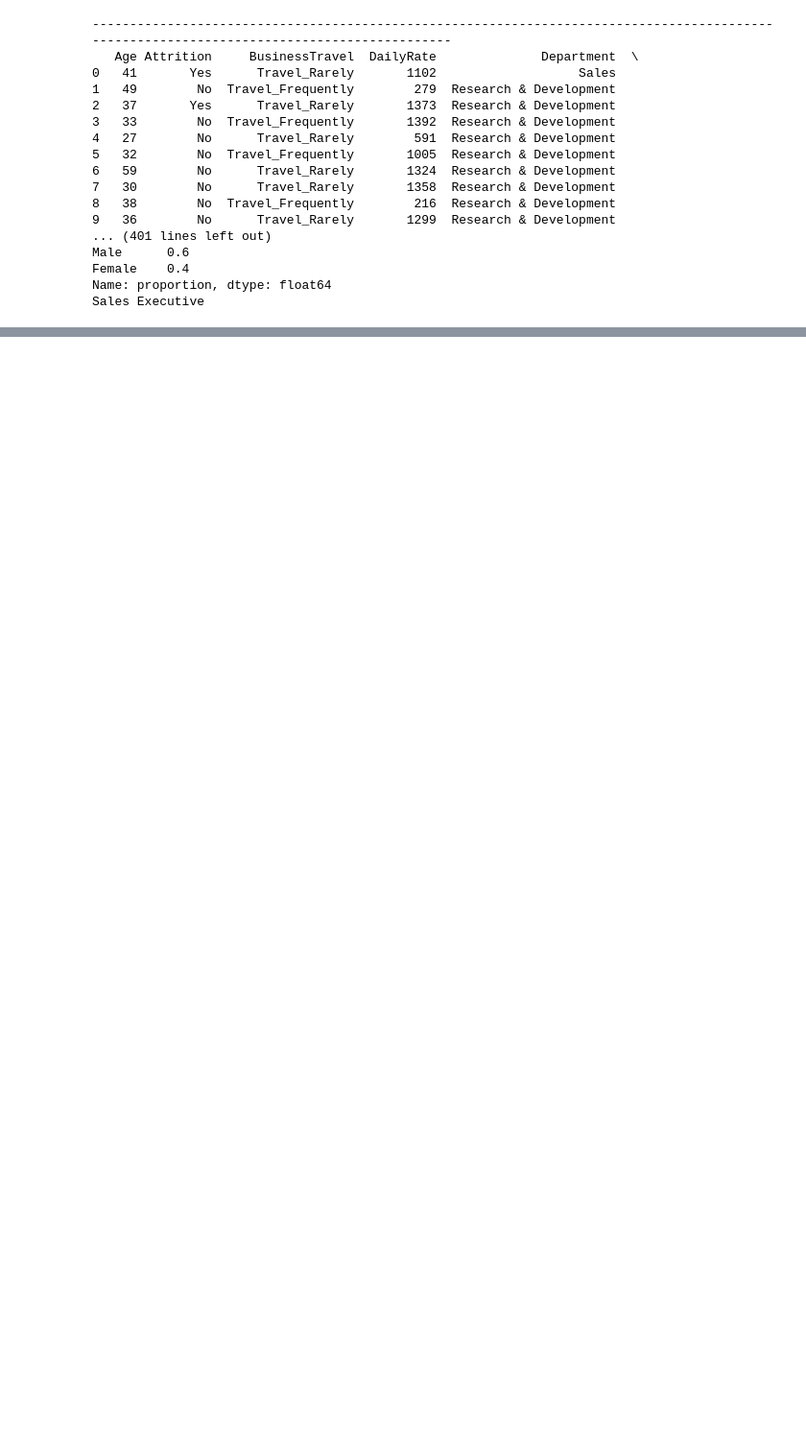
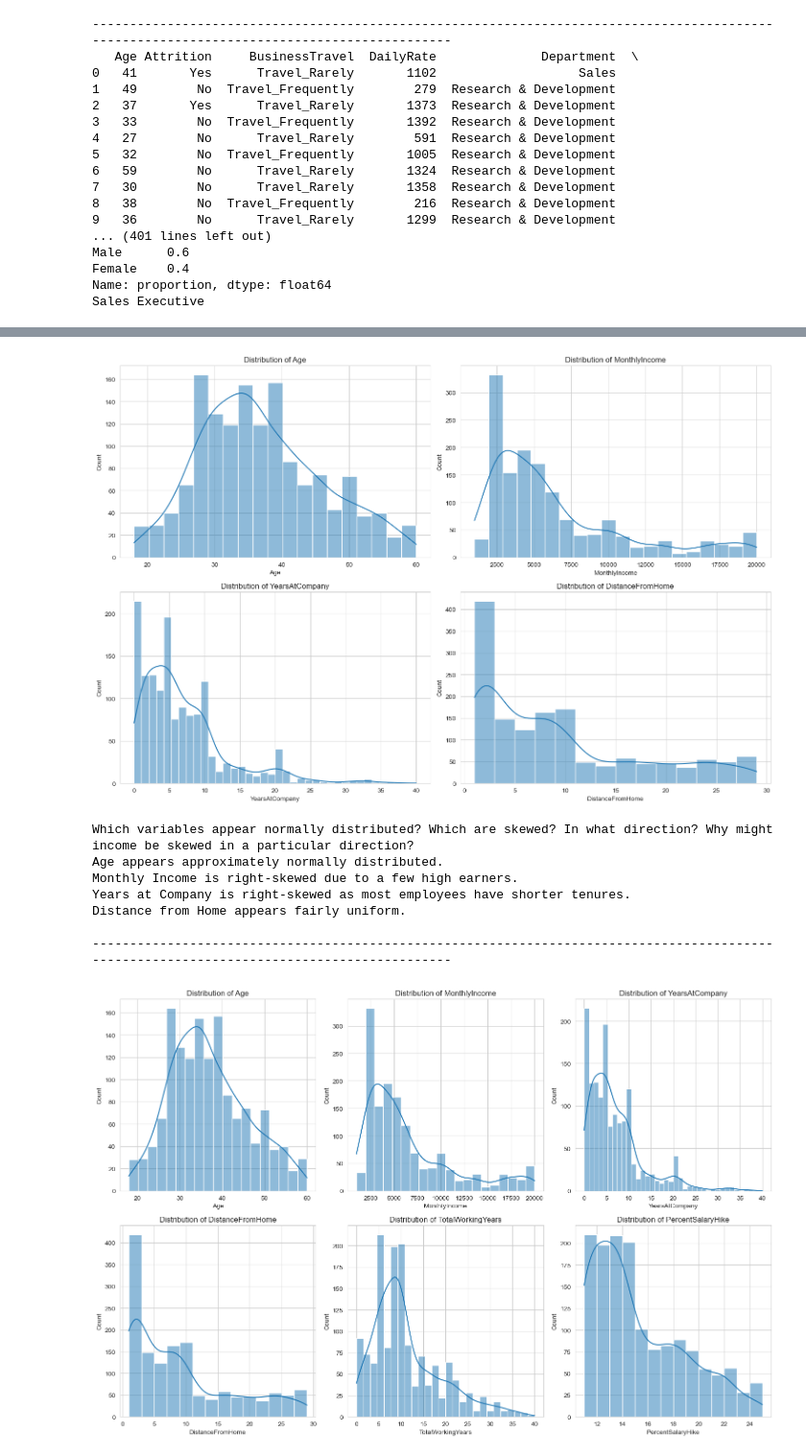
Before and after one commit to ZakariaTikialine/TP-FDS, a Jupyter notebook: tp2/notebook.ipynb, the cells around one changed output, grey strips where cells are left out. Shown at 96% size. Cells and saved outputs as stored; diff of their text form; code cells hidden in the pictures; blank space fills up the shorter version.

```diff
--- a/tp2/notebook.ipynb
+++ b/tp2/notebook.ipynb
@@ -298,0 +658,75 @@ Employees who left have lower job satisfaction on average.
+# %%
+# Part 4: Data Distributions Analysis
+
+# 1 - Identifying Distribution Shapes
+plt.figure(figsize=(15, 10))
+variables = ['Age', 'MonthlyIncome', 'YearsAtCompany', 'DistanceFromHome']
+for i, var in enumerate(variables, 1):
+    plt.subplot(2, 2, i)
+    sns.histplot(data=df, x=var, kde=True)
+    plt.title(f'Distribution of {var}')
+plt.tight_layout()
+plt.show()
+
+print("Which variables appear normally distributed? Which are skewed? In what direction? Why might income be skewed in a particular direction?\n"
+    "Age appears approximately normally distributed.\n"
+    "Monthly Income is right-skewed due to a few high earners.\n"
+    "Years at Company is right-skewed as most employees have shorter tenures.\n"
+    "Distance from Home appears fairly uniform.\n"
+    )
+
+print("-------------------------------------------------------------------------------------------------------------------------------------------")
+
+# 2 - Comparing Distribution Types
+plt.figure(figsize=(15, 10))
+variables = ['Age', 'MonthlyIncome', 'YearsAtCompany',
+            'DistanceFromHome', 'TotalWorkingYears', 'PercentSalaryHike']
+for i, var in enumerate(variables, 1):
+    plt.subplot(2, 3, i)
+    sns.histplot(data=df, x=var, kde=True)
+    plt.title(f'Distribution of {var}')
+plt.tight_layout()
+plt.show()
+
+print("Which variables have similar distribution shapes?\n"
+    "Age and Total Working Years have similar distribution shapes.\n"
+    "Which are most different?\n"
+    "The most different are Monthly Income and Distance From Home.\n"
+    "Are any approximately normal?\n"
+    "Age appears approximately normally distributed."
+)
+
+print("-------------------------------------------------------------------------------------------------------------------------------------------")
+
+# 3 - Distribution Analysis by Group
+# Age distribution by Attrition
+plt.figure(figsize=(12, 5))
+
+plt.subplot(1, 2, 1)
+sns.histplot(data=df, x='Age', hue='Attrition', multiple="layer", alpha=0.5)
+plt.title('Age Distribution by Attrition')
+
+plt.subplot(1, 2, 2)
+sns.histplot(data=df, x='MonthlyIncome', hue='Gender', multiple="layer", alpha=0.5)
+plt.title('Monthly Income Distribution by Gender')
+
+plt.tight_layout()
+plt.show()
+
+print("Does age distribution differ for those who left vs stayed?\n"
+    "Yes, employees who left tend to be older on average.\n"
+    "Is income distribution different between genders?\n"
+    "Yes, income distribution varies by gender, with males generally earning more.\n"
+    "What do these differences tell you?\n"
+    "These differences may indicate potential biases in pay and promotion practices within the company."
+)
+# %% [output]
+[figure, added]
+Which variables appear normally distributed? Which are skewed? In what direction? Why might income be skewed in a particular direction?
+Age appears approximately normally distributed.
+Monthly Income is right-skewed due to a few high earners.
+Years at Company is right-skewed as most employees have shorter tenures.
+Distance from Home appears fairly uniform.
+
+-------------------------------------------------------------------------------------------------------------------------------------------
+[figure, added]
```
Also changed, not shown: parts of 3 cells of this notebook.
